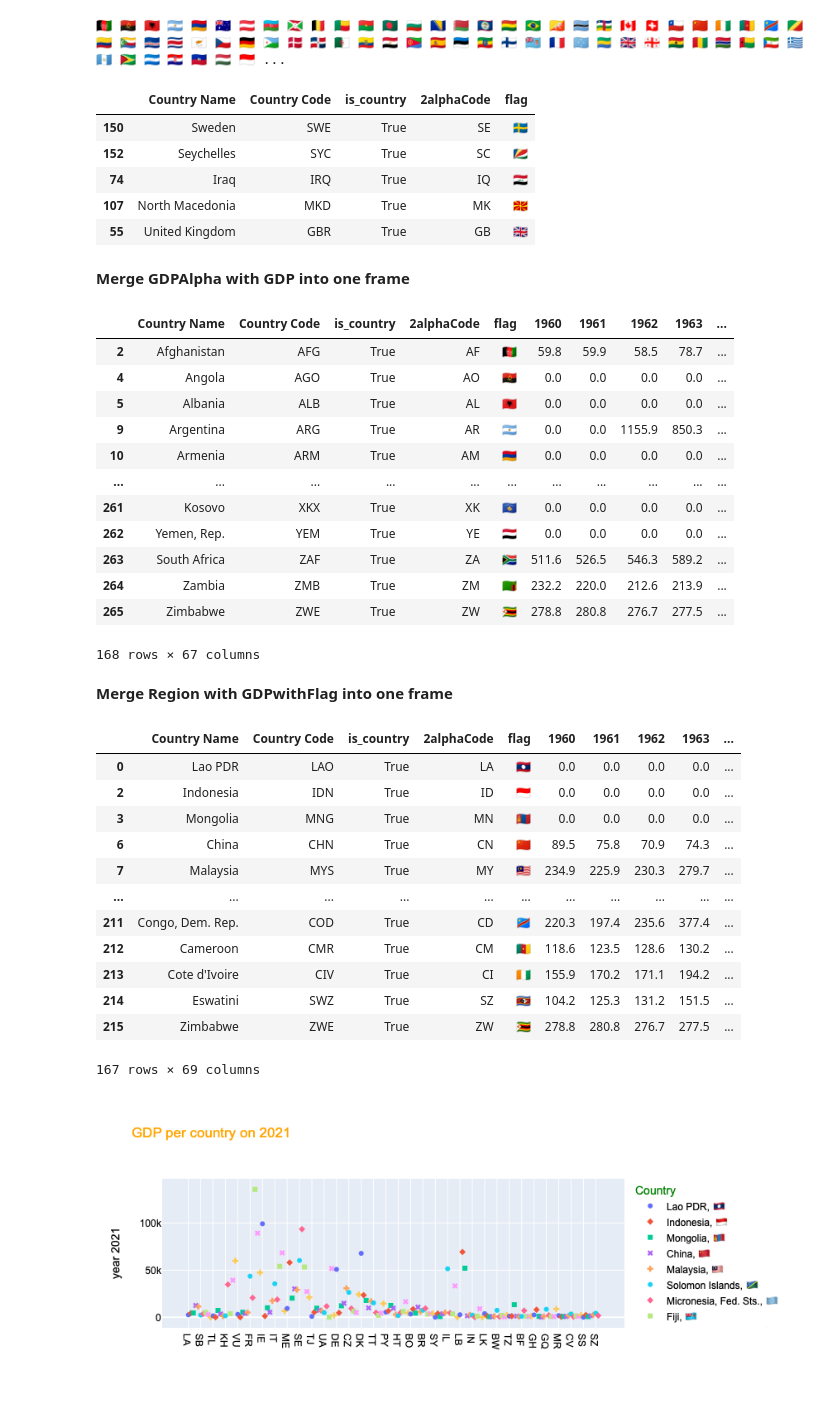
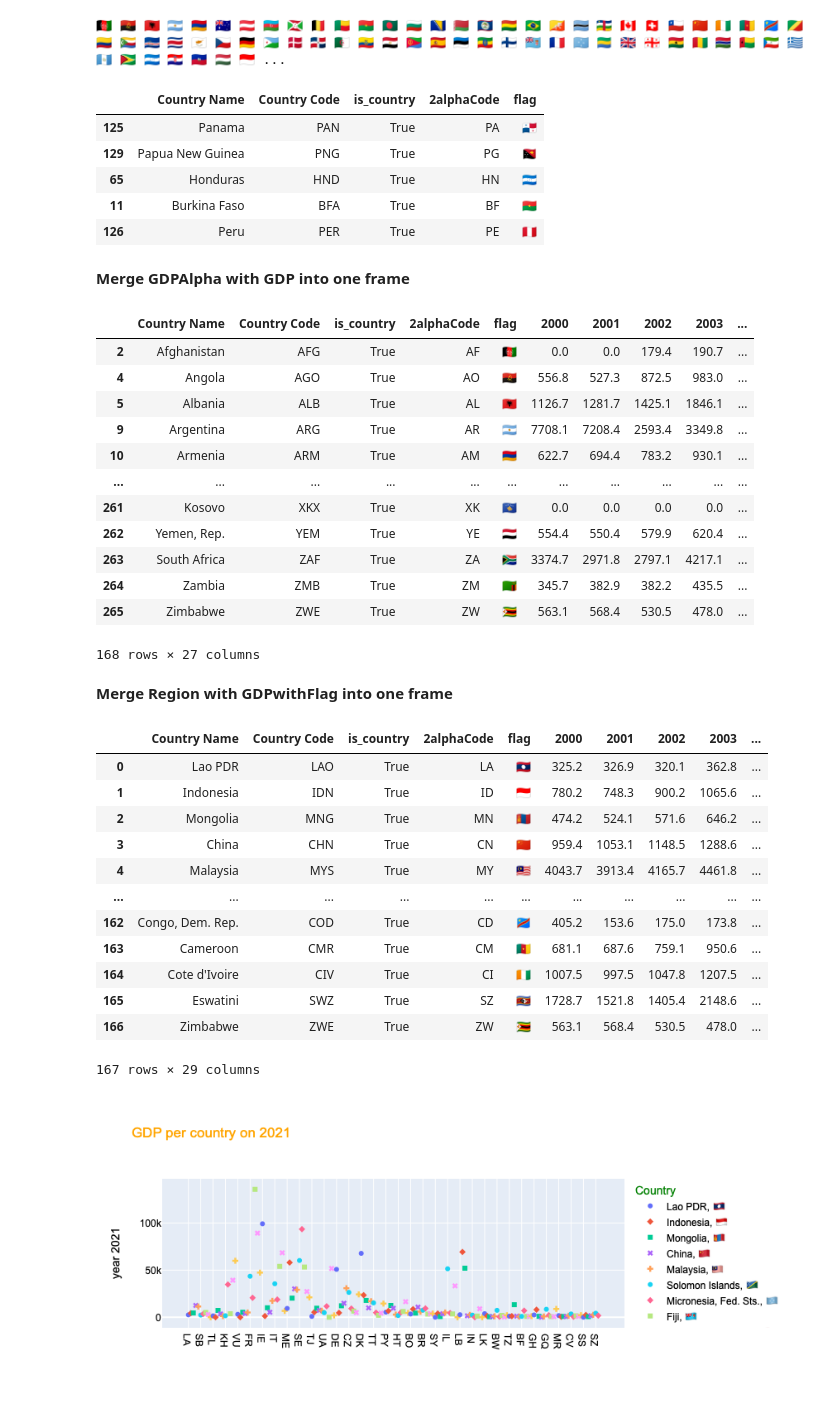
Before and after one commit to NorthBrainsAnalytics/GDP-per-capita, a Jupyter notebook: GDP per capita.ipynb, the cells around one changed output. Drawn from its saved outputs; the diff is of its cells as text; code cells hidden in the pictures.

```diff
--- a/GDP per capita.ipynb
+++ b/GDP per capita.ipynb
@@ -27,5 +27,8 @@ df = pd.read_excel("data.xlsx")
 data = df.drop(columns = ["Indicator Name", "Indicator Code"]).round(decimals = 1)
 #round values in entire dataframe
 
+data.drop(data.iloc[:, 2:42] , axis=1, inplace=True)
+#drop years with many NaN values (1960 - 1999)
+
 data
 # %% [output]
@@ -367,11 +392,11 @@ GDPAlpha['flag'] = [flag(code) for code in GDPAlpha['2alphaCode']]
 GDPAlpha.sample(5)
 # %% [output]
 |  | Country Name | Country Code | is_country | 2alphaCode | flag |
-| 150 | Sweden | SWE | True | SE | 🇸🇪 |
-| 152 | Seychelles | SYC | True | SC | 🇸🇨 |
-| 74 | Iraq | IRQ | True | IQ | 🇮🇶 |
-| 107 | North Macedonia | MKD | True | MK | 🇲🇰 |
-| 55 | United Kingdom | GBR | True | GB | 🇬🇧 |
+| 125 | Panama | PAN | True | PA | 🇵🇦 |
+| 129 | Papua New Guinea | PNG | True | PG | 🇵🇬 |
+| 65 | Honduras | HND | True | HN | 🇭🇳 |
+| 11 | Burkina Faso | BFA | True | BF | 🇧🇫 |
+| 126 | Peru | PER | True | PE | 🇵🇪 |
 # %% [markdown]
 <b>Merge GDPAlpha with GDP into one frame</b>
 # %%
@@ -381,38 +406,39 @@ GDPwithFlag = GDPwithFlag.drop(columns = ['Country Code_y', 'is_country_y'])
 GDPwithFlag = GDPwithFlag.rename(columns = {'Country Code_x': 'Country Code', 'is_country_x': 'is_country'}, inplace=False )
 GDPwithFlag
 # %% [output]
-|  | Country Name | Country Code | is_country | 2alphaCode | flag | 1960 | 1961 | 1962 | 1963 | ... |
-| 2 | Afghanistan | AFG | True | AF | 🇦🇫 | 59.8 | 59.9 | 58.5 | 78.7 | ... |
-| 4 | Angola | AGO | True | AO | 🇦🇴 | 0.0 | 0.0 | 0.0 | 0.0 | ... |
-| 5 | Albania | ALB | True | AL | 🇦🇱 | 0.0 | 0.0 | 0.0 | 0.0 | ... |
-| 9 | Argentina | ARG | True | AR | 🇦🇷 | 0.0 | 0.0 | 1155.9 | 850.3 | ... |
-| 10 | Armenia | ARM | True | AM | 🇦🇲 | 0.0 | 0.0 | 0.0 | 0.0 | ... |
+|  | Country Name | Country Code | is_country | 2alphaCode | flag | 2000 | 2001 | 2002 | 2003 | ... |
+| 2 | Afghanistan | AFG | True | AF | 🇦🇫 | 0.0 | 0.0 | 179.4 | 190.7 | ... |
+| 4 | Angola | AGO | True | AO | 🇦🇴 | 556.8 | 527.3 | 872.5 | 983.0 | ... |
+| 5 | Albania | ALB | True | AL | 🇦🇱 | 1126.7 | 1281.7 | 1425.1 | 1846.1 | ... |
+| 9 | Argentina | ARG | True | AR | 🇦🇷 | 7708.1 | 7208.4 | 2593.4 | 3349.8 | ... |
+| 10 | Armenia | ARM | True | AM | 🇦🇲 | 622.7 | 694.4 | 783.2 | 930.1 | ... |
 | ... | ... | ... | ... | ... | ... | ... | ... | ... | ... | ... |
 | 261 | Kosovo | XKX | True | XK | 🇽🇰 | 0.0 | 0.0 | 0.0 | 0.0 | ... |
-| 262 | Yemen, Rep. | YEM | True | YE | 🇾🇪 | 0.0 | 0.0 | 0.0 | 0.0 | ... |
-| 263 | South Africa | ZAF | True | ZA | 🇿🇦 | 511.6 | 526.5 | 546.3 | 589.2 | ... |
-| 264 | Zambia | ZMB | True | ZM | 🇿🇲 | 232.2 | 220.0 | 212.6 | 213.9 | ... |
-| 265 | Zimbabwe | ZWE | True | ZW | 🇿🇼 | 278.8 | 280.8 | 276.7 | 277.5 | ... |
+| 262 | Yemen, Rep. | YEM | True | YE | 🇾🇪 | 554.4 | 550.4 | 579.9 | 620.4 | ... |
+| 263 | South Africa | ZAF | True | ZA | 🇿🇦 | 3374.7 | 2971.8 | 2797.1 | 4217.1 | ... |
+| 264 | Zambia | ZMB | True | ZM | 🇿🇲 | 345.7 | 382.9 | 382.2 | 435.5 | ... |
+| 265 | Zimbabwe | ZWE | True | ZW | 🇿🇼 | 563.1 | 568.4 | 530.5 | 478.0 | ... |
-168 rows × 67 columns
+168 rows × 27 columns
 # %% [markdown]
 <b>Merge Region with GDPwithFlag into one frame</b>
 # %%
-MainFrame = pd.merge(GDPwithFlag, Region, how = 'right', on = 'Country Code').dropna()
+MainFrame = pd.merge(GDPwithFlag, Region, how = 'right', on = 'Country Code').dropna().reset_index(inplace=False)
+MainFrame = MainFrame.drop(columns = 'index')
 MainFrame
 # %% [output]
-|  | Country Name | Country Code | is_country | 2alphaCode | flag | 1960 | 1961 | 1962 | 1963 | ... |
-| 0 | Lao PDR | LAO | True | LA | 🇱🇦 | 0.0 | 0.0 | 0.0 | 0.0 | ... |
-| 2 | Indonesia | IDN | True | ID | 🇮🇩 | 0.0 | 0.0 | 0.0 | 0.0 | ... |
-| 3 | Mongolia | MNG | True | MN | 🇲🇳 | 0.0 | 0.0 | 0.0 | 0.0 | ... |
-| 6 | China | CHN | True | CN | 🇨🇳 | 89.5 | 75.8 | 70.9 | 74.3 | ... |
-| 7 | Malaysia | MYS | True | MY | 🇲🇾 | 234.9 | 225.9 | 230.3 | 279.7 | ... |
+|  | Country Name | Country Code | is_country | 2alphaCode | flag | 2000 | 2001 | 2002 | 2003 | ... |
+| 0 | Lao PDR | LAO | True | LA | 🇱🇦 | 325.2 | 326.9 | 320.1 | 362.8 | ... |
+| 1 | Indonesia | IDN | True | ID | 🇮🇩 | 780.2 | 748.3 | 900.2 | 1065.6 | ... |
+| 2 | Mongolia | MNG | True | MN | 🇲🇳 | 474.2 | 524.1 | 571.6 | 646.2 | ... |
+| 3 | China | CHN | True | CN | 🇨🇳 | 959.4 | 1053.1 | 1148.5 | 1288.6 | ... |
+| 4 | Malaysia | MYS | True | MY | 🇲🇾 | 4043.7 | 3913.4 | 4165.7 | 4461.8 | ... |
 | ... | ... | ... | ... | ... | ... | ... | ... | ... | ... | ... |
-| 211 | Congo, Dem. Rep. | COD | True | CD | 🇨🇩 | 220.3 | 197.4 | 235.6 | 377.4 | ... |
-| 212 | Cameroon | CMR | True | CM | 🇨🇲 | 118.6 | 123.5 | 128.6 | 130.2 | ... |
-| 213 | Cote d'Ivoire | CIV | True | CI | 🇨🇮 | 155.9 | 170.2 | 171.1 | 194.2 | ... |
-| 214 | Eswatini | SWZ | True | SZ | 🇸🇿 | 104.2 | 125.3 | 131.2 | 151.5 | ... |
-| 215 | Zimbabwe | ZWE | True | ZW | 🇿🇼 | 278.8 | 280.8 | 276.7 | 277.5 | ... |
+| 162 | Congo, Dem. Rep. | COD | True | CD | 🇨🇩 | 405.2 | 153.6 | 175.0 | 173.8 | ... |
+| 163 | Cameroon | CMR | True | CM | 🇨🇲 | 681.1 | 687.6 | 759.1 | 950.6 | ... |
+| 164 | Cote d'Ivoire | CIV | True | CI | 🇨🇮 | 1007.5 | 997.5 | 1047.8 | 1207.5 | ... |
+| 165 | Eswatini | SWZ | True | SZ | 🇸🇿 | 1728.7 | 1521.8 | 1405.4 | 2148.6 | ... |
+| 166 | Zimbabwe | ZWE | True | ZW | 🇿🇼 | 563.1 | 568.4 | 530.5 | 478.0 | ... |
-167 rows × 69 columns
+167 rows × 29 columns
 # %%
 fig = px.scatter(MainFrame, x='2alphaCode', y='2021',
            color='Country Name',
```
Also changed, not shown: parts of 18 cells of this notebook.
